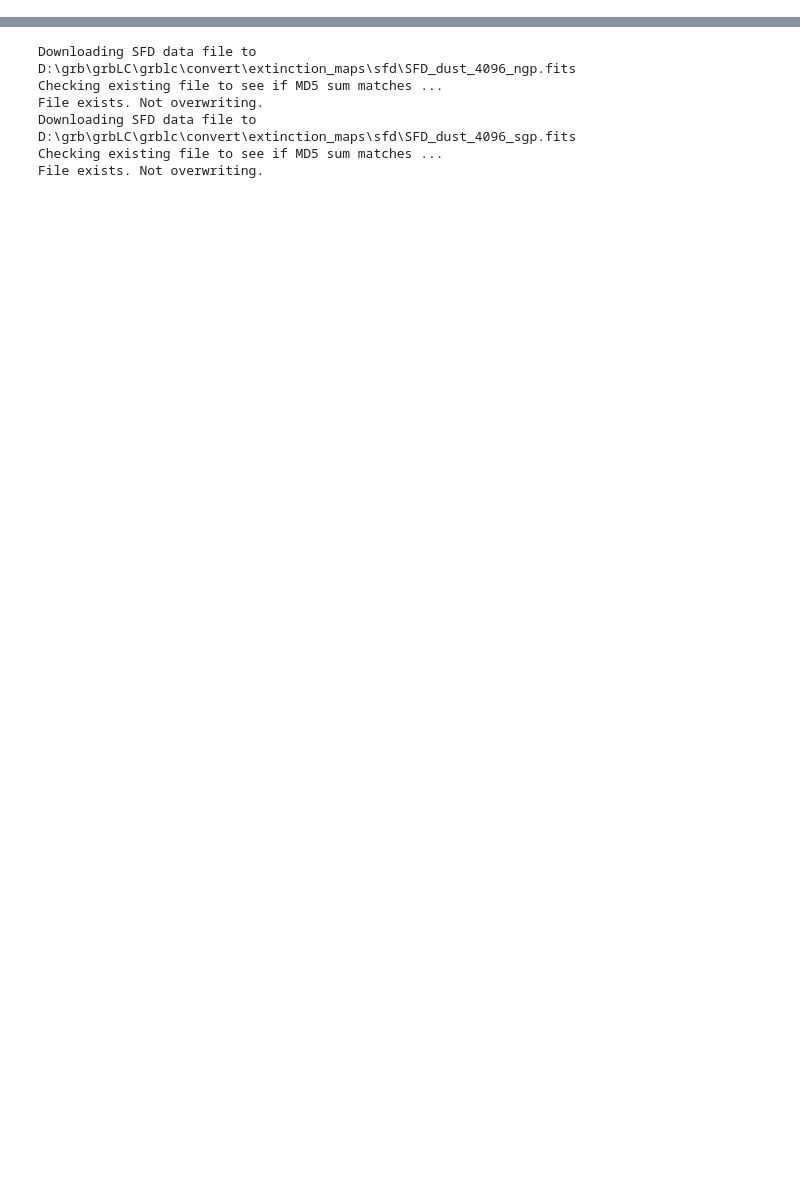
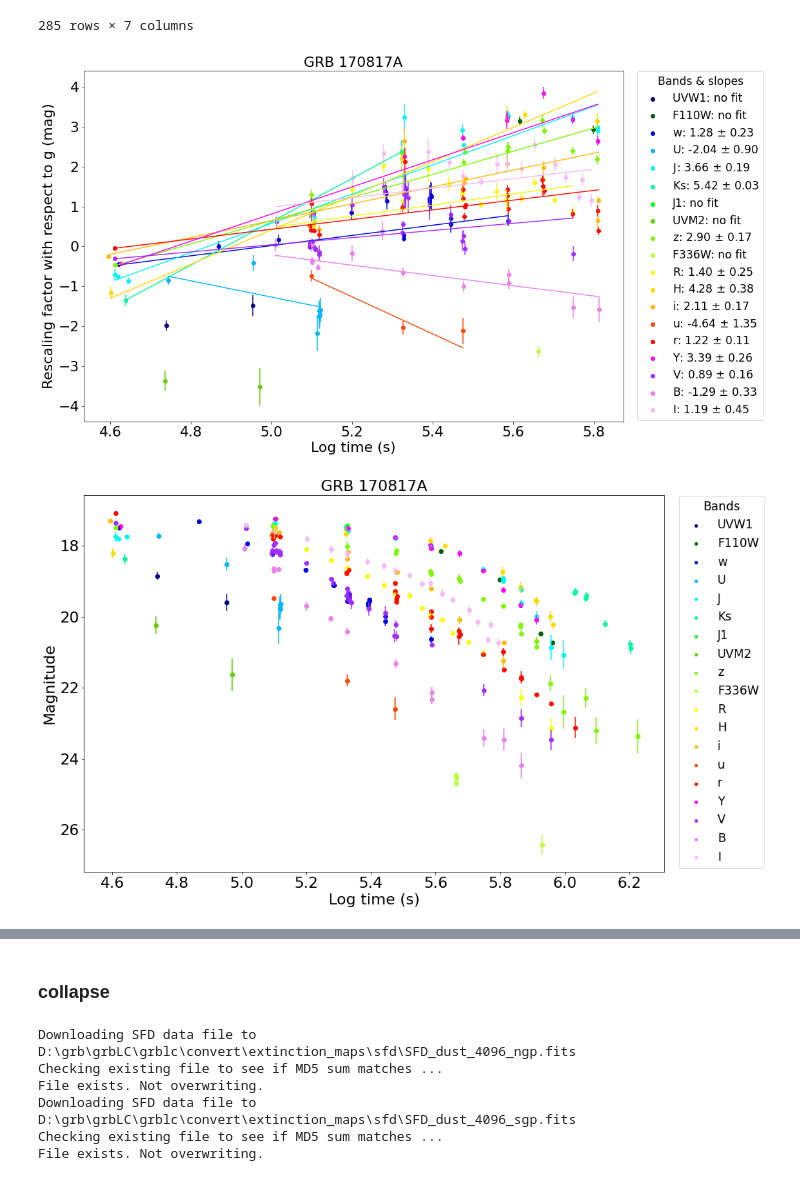
Before and after one commit to SLAC-Gamma-Rays/grbLC, a Jupyter notebook: examples/grblc_demo.ipynb, the cells around one changed output, grey strips where cells are left out. Saved outputs shown, nothing was run; the diff lists cells and outputs as text; code cells hidden in the pictures; blank space fills up the shorter version.

```diff
--- a/examples/grblc_demo.ipynb
+++ b/examples/grblc_demo.ipynb
@@ -8,3 +8,24 @@ import pandas as pd
 
 sys.path.append('D:/grb/grbLC/')
 import grblc
+# %%
+
+import sys
+sys.path.append('D:/grb/grbLC/')
+from grblc.evolution.lightcurve import Lightcurve
+
+lc = Lightcurve(path = 'converted/170817A_magAB_extcorr.txt',
+                name = '170817A')
+
+fig_light, fig_rescale_slopes, fig_light_rescaled, rescale_df, rescale_slopes_df, light_rescaled = lc.rescaleGRB(rescale_band='numerous',
+                                                                       print_status=True,
+                                                                       save_plot=False,
+                                                                       save_df=False,
+                                                                       save_in_folder='rescale/')
+
+fig_light.show()
+fig_rescale_slopes.show()
+fig_light_rescaled.show()
+
+light_rescaled
+# %% [output]
@@ -10,0 +61,3 @@ import grblc
+285 rows × 7 columns
+[figure, added]
+[figure, added]
@@ -11,3 +65,5 @@ import grblc
+# %% [markdown]
+### collapse
 # %%
 # run this the first time you use grblc to download SFD maps
 
```
Also changed, not shown: parts of 4 cells of this notebook, 1 other file.
